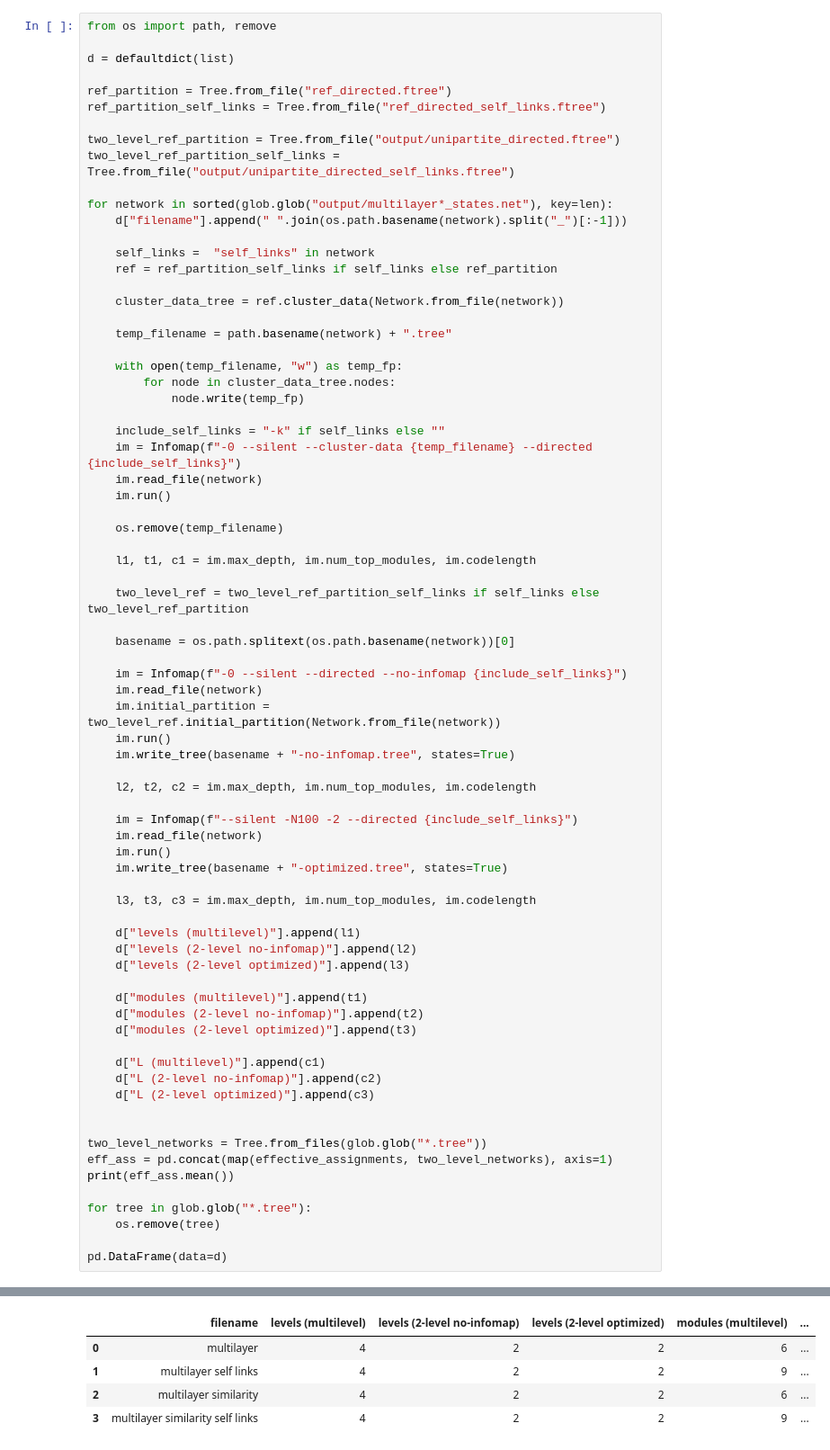
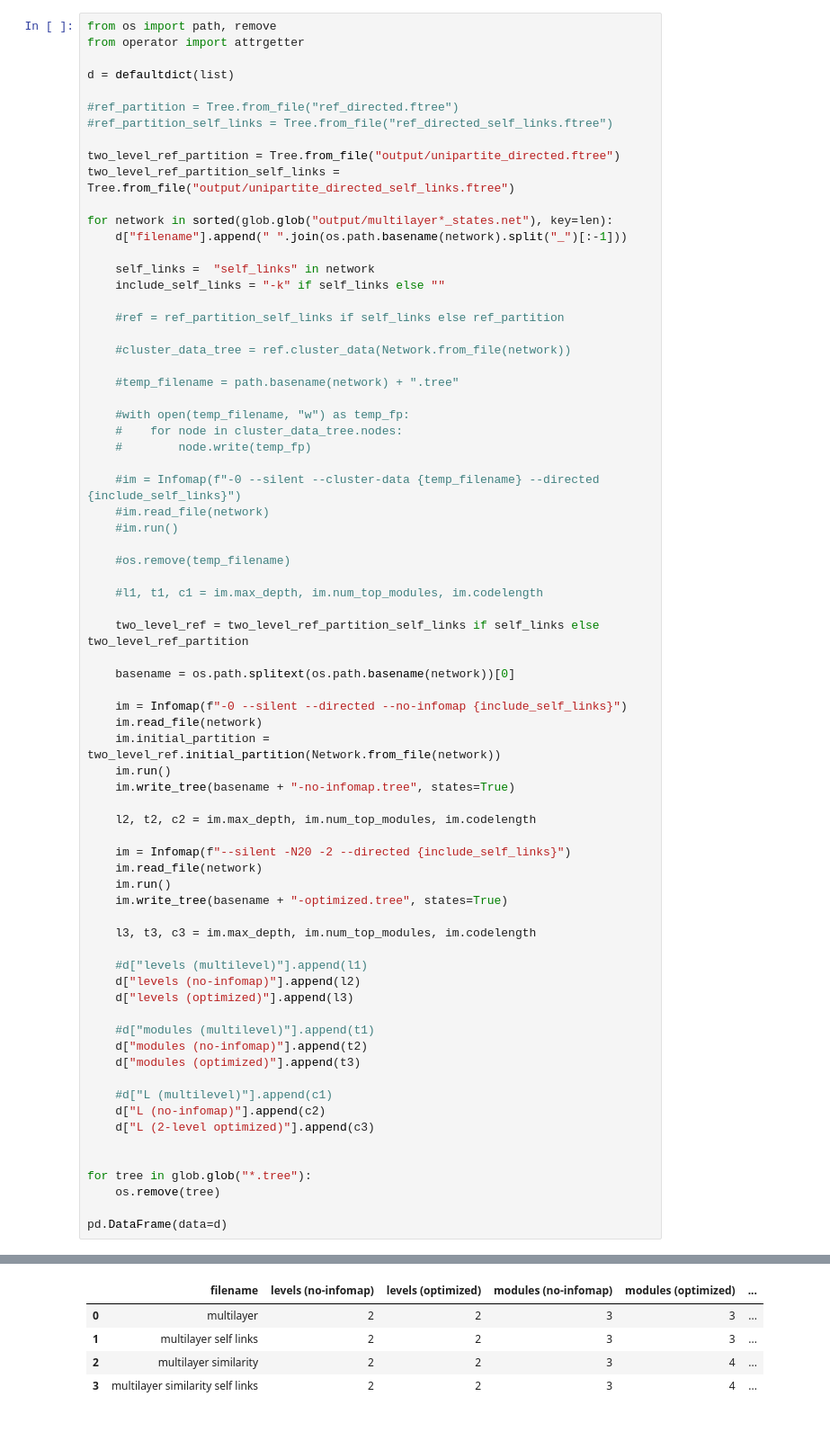
Before and after one commit to mapequation/mapping-hypergraphs, a Jupyter notebook: hypergraph.ipynb, the cells around one changed output, grey strips where cells are left out. Shown at 90% size. Drawn from its saved outputs; the diff is of its cells as text.

```diff
--- a/hypergraph.ipynb
+++ b/hypergraph.ipynb
@@ -45,10 +46,11 @@ summarize(networks)
 # %%
 from os import path, remove
+from operator import attrgetter
 
 d = defaultdict(list)
 
-ref_partition = Tree.from_file("ref_directed.ftree")
-ref_partition_self_links = Tree.from_file("ref_directed_self_links.ftree")
+#ref_partition = Tree.from_file("ref_directed.ftree")
+#ref_partition_self_links = Tree.from_file("ref_directed_self_links.ftree")
 
 two_level_ref_partition = Tree.from_file("output/unipartite_directed.ftree")
 two_level_ref_partition_self_links = Tree.from_file("output/unipartite_directed_self_links.ftree")
@@ -57,24 +59,25 @@ for network in sorted(glob.glob("output/multilayer*_states.net"), key=len):
     d["filename"].append(" ".join(os.path.basename(network).split("_")[:-1]))
 
     self_links =  "self_links" in network
-    ref = ref_partition_self_links if self_links else ref_partition
+    include_self_links = "-k" if self_links else ""
 
-    cluster_data_tree = ref.cluster_data(Network.from_file(network))
+    #ref = ref_partition_self_links if self_links else ref_partition
 
-    temp_filename = path.basename(network) + ".tree"
+    #cluster_data_tree = ref.cluster_data(Network.from_file(network))
 
-    with open(temp_filename, "w") as temp_fp:
-        for node in cluster_data_tree.nodes:
-            node.write(temp_fp)
+    #temp_filename = path.basename(network) + ".tree"
 
-    include_self_links = "-k" if self_links else ""
-    im = Infomap(f"-0 --silent --cluster-data {temp_filename} --directed {include_self_links}")
-    im.read_file(network)
-    im.run()
+    #with open(temp_filename, "w") as temp_fp:
+    #    for node in cluster_data_tree.nodes:
+    #        node.write(temp_fp)
 
-    os.remove(temp_filename)
+    #im = Infomap(f"-0 --silent --cluster-data {temp_filename} --directed {include_self_links}")
+    #im.read_file(network)
+    #im.run()
 
-    l1, t1, c1 = im.max_depth, im.num_top_modules, im.codelength
+    #os.remove(temp_filename)
+
+    #l1, t1, c1 = im.max_depth, im.num_top_modules, im.codelength
 
     two_level_ref = two_level_ref_partition_self_links if self_links else two_level_ref_partition
 
@@ -88,29 +91,25 @@ for network in sorted(glob.glob("output/multilayer*_states.net"), key=len):
 
     l2, t2, c2 = im.max_depth, im.num_top_modules, im.codelength
 
-    im = Infomap(f"--silent -N100 -2 --directed {include_self_links}")
+    im = Infomap(f"--silent -N20 -2 --directed {include_self_links}")
     im.read_file(network)
     im.run()
     im.write_tree(basename + "-optimized.tree", states=True)
 
     l3, t3, c3 = im.max_depth, im.num_top_modules, im.codelength
 
-    d["levels (multilevel)"].append(l1)
-    d["levels (2-level no-infomap)"].append(l2)
-    d["levels (2-level optimized)"].append(l3)
+    #d["levels (multilevel)"].append(l1)
+    d["levels (no-infomap)"].append(l2)
+    d["levels (optimized)"].append(l3)
 
-    d["modules (multilevel)"].append(t1)
-    d["modules (2-level no-infomap)"].append(t2)
-    d["modules (2-level optimized)"].append(t3)
+    #d["modules (multilevel)"].append(t1)
+    d["modules (no-infomap)"].append(t2)
+    d["modules (optimized)"].append(t3)
 
-    d["L (multilevel)"].append(c1)
-    d["L (2-level no-infomap)"].append(c2)
+    #d["L (multilevel)"].append(c1)
+    d["L (no-infomap)"].append(c2)
     d["L (2-level optimized)"].append(c3)
 
-
-two_level_networks = Tree.from_files(glob.glob("*.tree"))
-eff_ass = pd.concat(map(effective_assignments, two_level_networks), axis=1)
-print(eff_ass.mean())
 
 for tree in glob.glob("*.tree"):
     os.remove(tree)
@@ -129,8 +119,8 @@ dtype: float64
-|  | filename | levels (multilevel) | levels (2-level no-infomap) | levels (2-level optimized) | modules (multilevel) | ... |
-| 0 | multilayer | 4 | 2 | 2 | 6 | ... |
-| 1 | multilayer self links | 4 | 2 | 2 | 9 | ... |
-| 2 | multilayer similarity | 4 | 2 | 2 | 6 | ... |
-| 3 | multilayer similarity self links | 4 | 2 | 2 | 9 | ... |
+|  | filename | levels (no-infomap) | levels (optimized) | modules (no-infomap) | modules (optimized) | ... |
+| 0 | multilayer | 2 | 2 | 3 | 3 | ... |
+| 1 | multilayer self links | 2 | 2 | 3 | 3 | ... |
+| 2 | multilayer similarity | 2 | 2 | 3 | 4 | ... |
+| 3 | multilayer similarity self links | 2 | 2 | 3 | 4 | ... |
 # %%
 f, ax = plt.subplots(1, 2, figsize=(12,6))
 cbar_ax = f.add_axes([0.95, 0.2, 0.03, 0.6])
```
Also changed, not shown: parts of 5 cells of this notebook, 2 other files.
